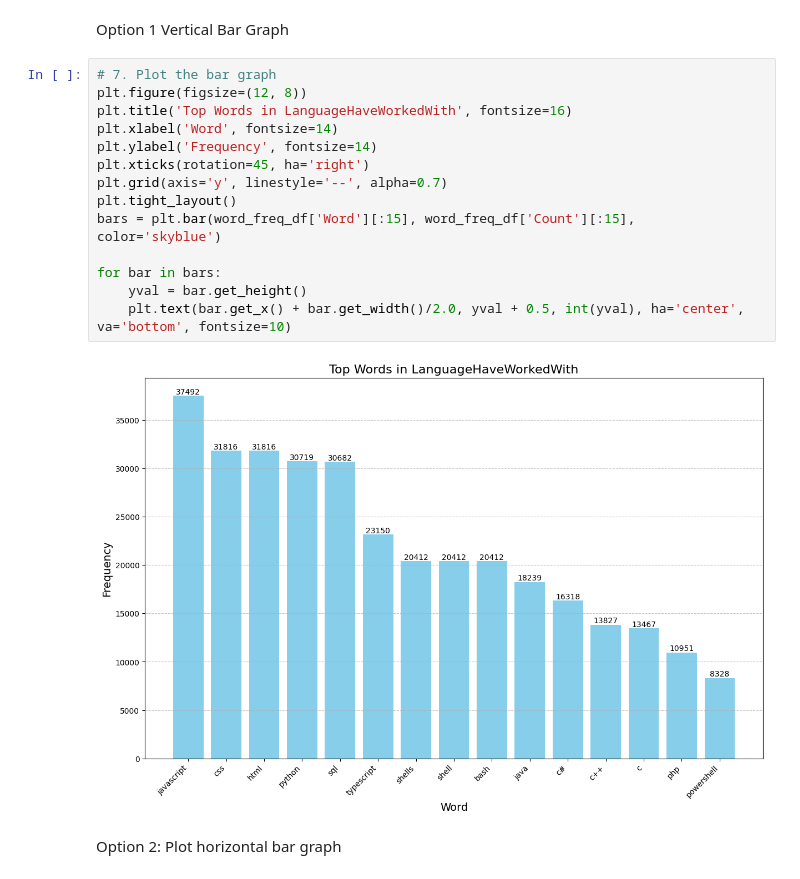
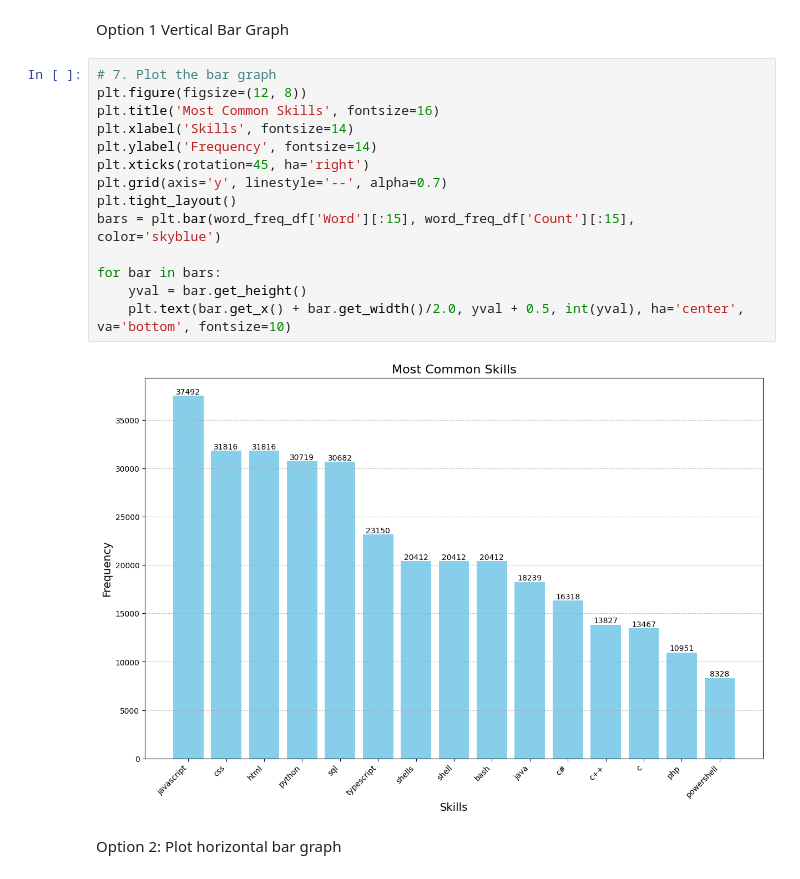
Before and after one commit to thusvang/stack-overflow-2024-survery-analysis, a Jupyter notebook: script.ipynb, the cells around one changed output. Cells and saved outputs as stored; diff of their text form.

```diff
--- a/script.ipynb
+++ b/script.ipynb
@@ -83,19 +82,19 @@ Option 1 Vertical Bar Graph
 # %%
 # 7. Plot the bar graph
 plt.figure(figsize=(12, 8))
-plt.title('Top Words in LanguageHaveWorkedWith', fontsize=16)
-plt.xlabel('Word', fontsize=14)
+plt.title('Most Common Skills', fontsize=16)
+plt.xlabel('Skills', fontsize=14)
 plt.ylabel('Frequency', fontsize=14)
 plt.xticks(rotation=45, ha='right')
 plt.grid(axis='y', linestyle='--', alpha=0.7)
 plt.tight_layout()
 bars = plt.bar(word_freq_df['Word'][:15], word_freq_df['Count'][:15], color='skyblue')
 
 for bar in bars:
     yval = bar.get_height()
     plt.text(bar.get_x() + bar.get_width()/2.0, yval + 0.5, int(yval), ha='center', va='bottom', fontsize=10)
 # %% [output]
-[figure, old version]
+[figure, new version]
 # %% [markdown]
 Option 2: Plot horizontal bar graph
 # %%
```
Also changed, not shown: parts of 14 cells of this notebook.
